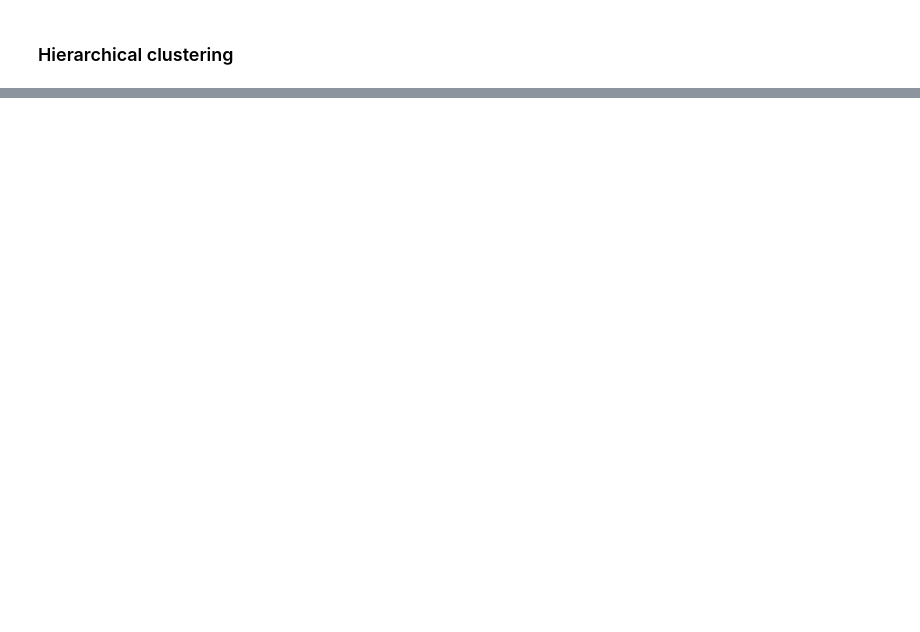
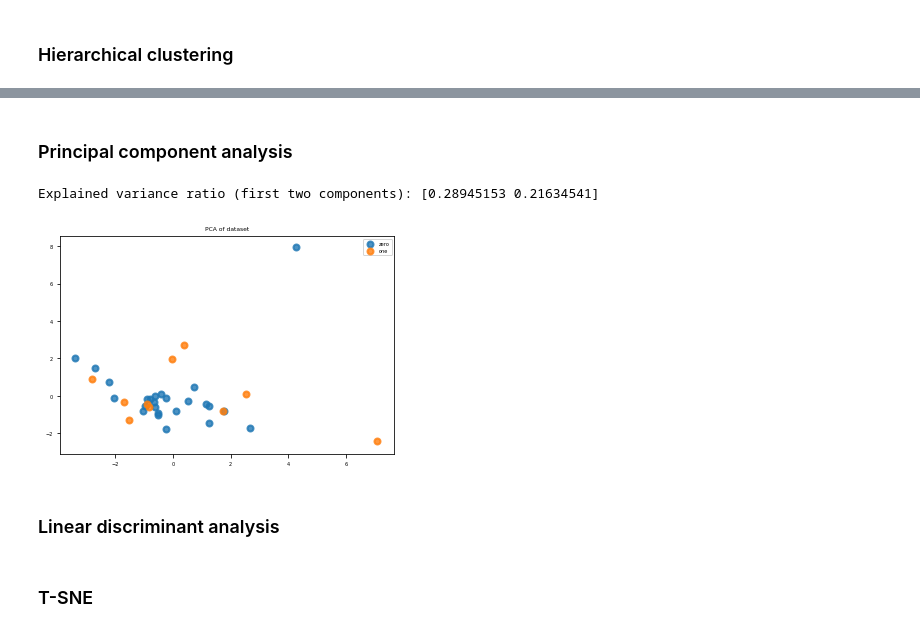
Before and after one commit to Didayolo/medi-chal, a Jupyter notebook: ID_notebook.ipynb, the cells around one changed output, grey strips where cells are left out. Saved outputs shown, nothing was run; the diff lists cells and outputs as text; code cells hidden in the pictures; blank space fills up the shorter version.

```diff
--- a/ID_notebook.ipynb
+++ b/ID_notebook.ipynb
@@ -115,0 +399,27 @@ y = preprocessing(y)
+# %% [markdown]
+### Principal component analysis
+# %%
+def pca(X, y):
+    """ Perform and plot PCA """
+
+    y = np.array(y).T[0]
+    target_names = ['zero', 'one'] # TODO
+
+    pca = PCA(n_components=2)
+    X_r = pca.fit(X).transform(X)
+
+    print('Explained variance ratio (first two components): {}'.format(pca.explained_variance_ratio_))
+
+    for i, target_name in zip([0, 1], target_names):
+        plt.scatter(X_r[y == i, 0], X_r[y == i, 1], alpha=.8, lw=2, label=target_name) # color=color,
+
+    plt.legend(loc='best', shadow=False, scatterpoints=1)
+    plt.title('PCA of dataset')
+    plt.show()
+# %%
+pca(X, y)
+# %% [output]
+Explained variance ratio (first two components): [0.28945153 0.21634541]
+[figure, added]
+# %% [markdown]
+### Linear discriminant analysis
@@ -115,0 +446,2 @@ y = preprocessing(y)
+# %% [markdown]
+### T-SNE
```
Also changed, not shown: parts of 22 cells of this notebook.
